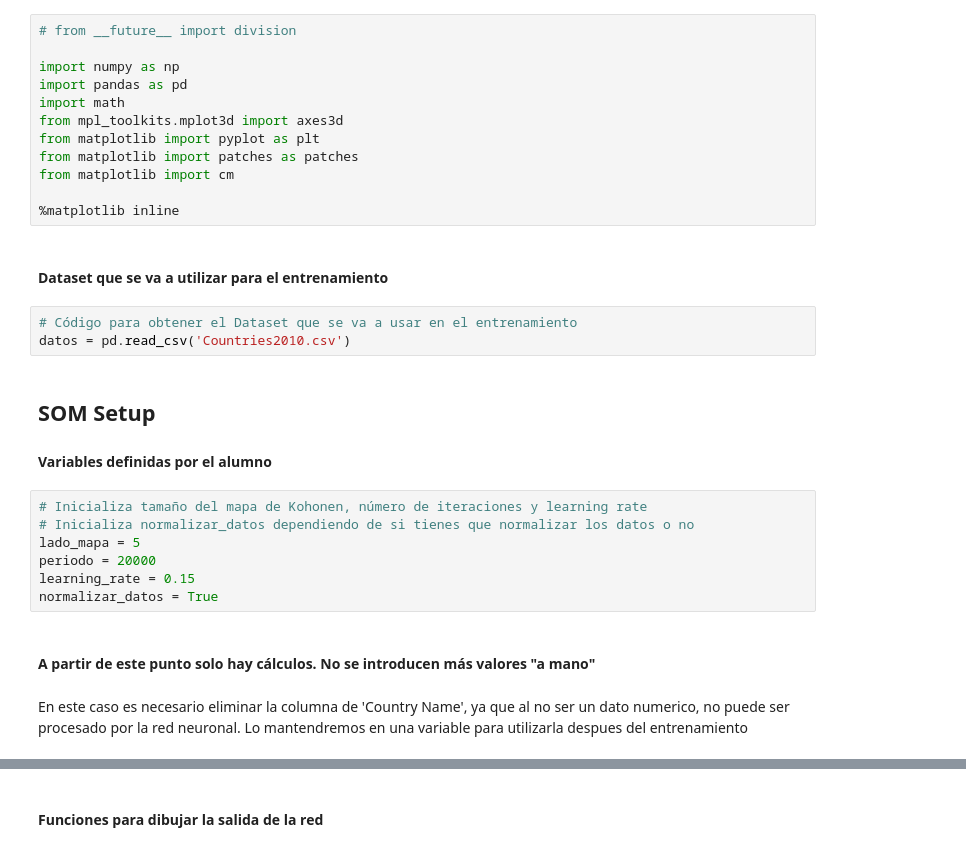
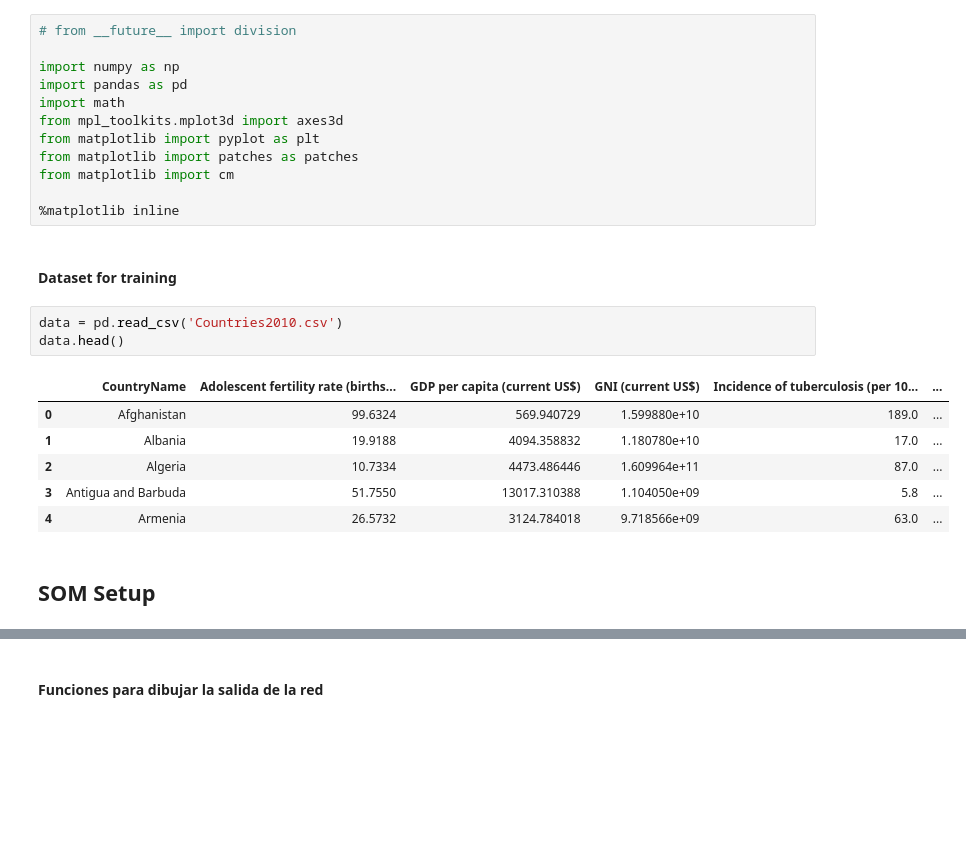
Before and after one commit to aaronhoffmangarcia/AI_Countries, a Jupyter notebook: L1P2-SOM_countries_resultados.ipynb, the cells around one changed output, grey strips where cells are left out. Drawn from its saved outputs; the diff is of its cells as text; blank space fills up the shorter version.

```diff
--- a/L1P2-SOM_countries_resultados.ipynb
+++ b/L1P2-SOM_countries_resultados.ipynb
@@ -14,22 +12,17 @@ from matplotlib import patches as patches
 from matplotlib import cm
 
 %matplotlib inline
-# %% [markdown]
-#### Dataset que se va a utilizar para el entrenamiento
-# %%
-# Código para obtener el Dataset que se va a usar en el entrenamiento
-datos = pd.read_csv('Countries2010.csv')
+# %% [markdown]
+#### Dataset for training
+# %%
+data = pd.read_csv('Countries2010.csv')
+data.head()
+# %% [output]
+|  | CountryName | Adolescent fertility rate (births... | GDP per capita (current US$) | GNI (current US$) | Incidence of tuberculosis (per 10... | ... |
+| 0 | Afghanistan | 99.6324 | 569.940729 | 1.599880e+10 | 189.0 | ... |
+| 1 | Albania | 19.9188 | 4094.358832 | 1.180780e+10 | 17.0 | ... |
+| 2 | Algeria | 10.7334 | 4473.486446 | 1.609964e+11 | 87.0 | ... |
+| 3 | Antigua and Barbuda | 51.7550 | 13017.310388 | 1.104050e+09 | 5.8 | ... |
+| 4 | Armenia | 26.5732 | 3124.784018 | 9.718566e+09 | 63.0 | ... |
 # %% [markdown]
 ## SOM Setup
-#### Variables definidas por el alumno
-# %%
-# Inicializa tamaño del mapa de Kohonen, número de iteraciones y learning rate
-# Inicializa normalizar_datos dependiendo de si tienes que normalizar los datos o no
-lado_mapa = 5
-periodo = 20000
-learning_rate = 0.15
-normalizar_datos = True
-# %% [markdown]
-#### A partir de este punto solo hay cálculos. No se introducen más valores "a mano"
-# %% [markdown]
-En este caso es necesario eliminar la columna de 'Country Name', ya que al no ser un dato numerico, no puede ser procesado por la red neuronal. Lo mantendremos en una variable para utilizarla despues del entrenamiento
```
Also changed, not shown: parts of 55 cells of this notebook.
